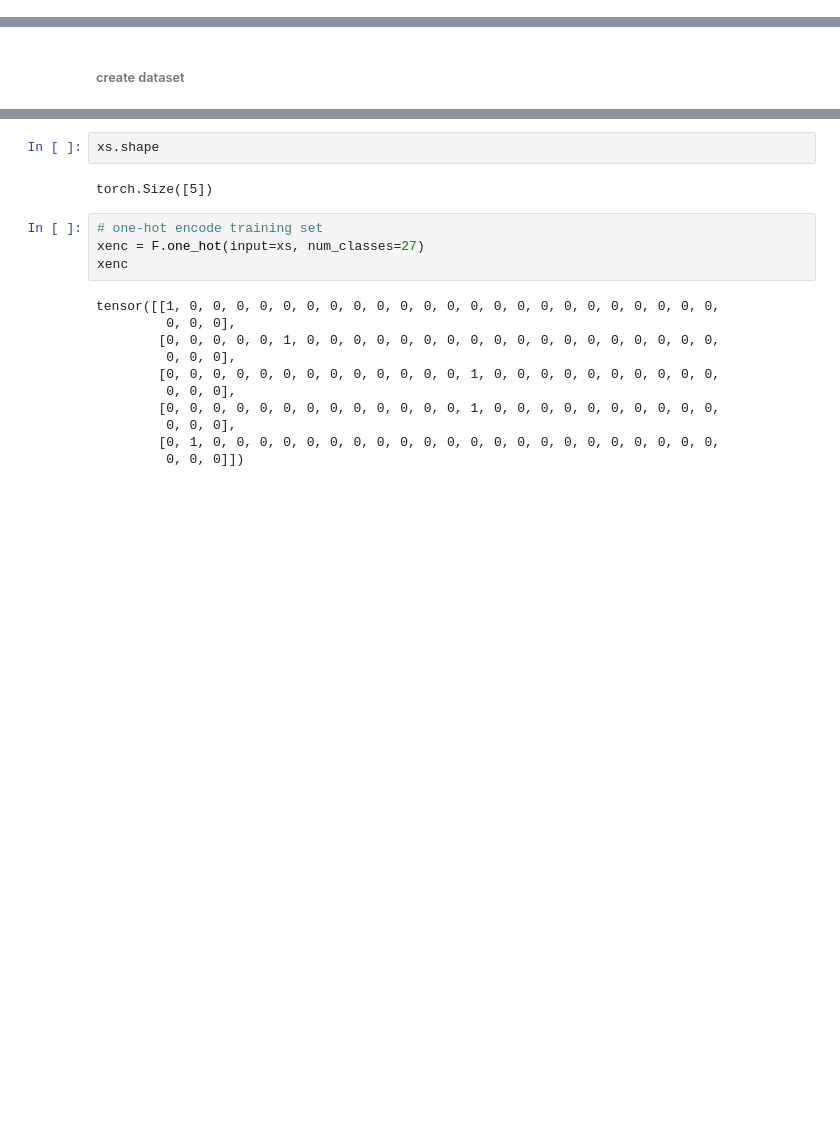
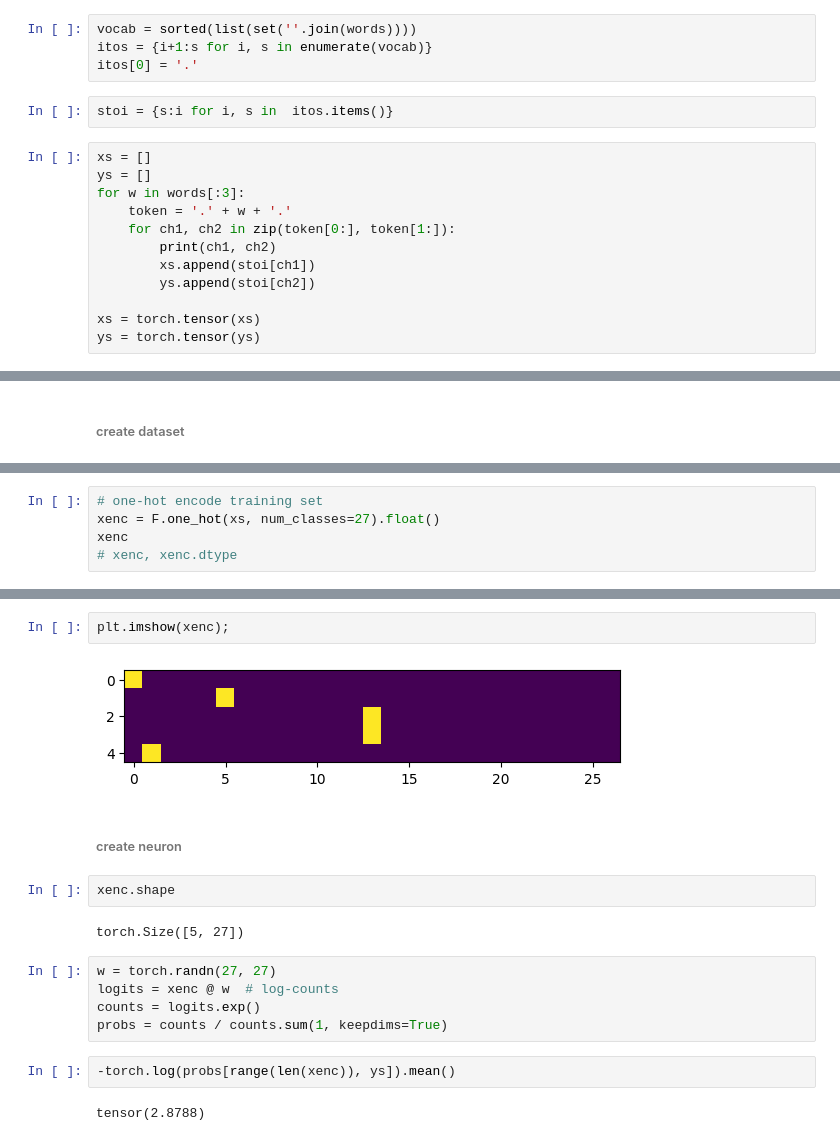
Before and after one commit to ramziourari/basics, a Jupyter notebook: notebooks/building_makemore.ipynb, the cells around one changed output, grey strips where cells are left out. Drawn from its saved outputs; the diff is of its cells as text; blank space fills up the shorter version.

```diff
--- a/notebooks/building_makemore.ipynb
+++ b/notebooks/building_makemore.ipynb
@@ -36,0 +116,18 @@ words[:10:2]
+# %%
+vocab = sorted(list(set(''.join(words))))
+itos = {i+1:s for i, s in enumerate(vocab)}
+itos[0] = '.'
+# %%
+stoi = {s:i for i, s in  itos.items()}
+# %%
+xs = []
+ys = []
+for w in words[:3]:
+    token = '.' + w + '.'
+    for ch1, ch2 in zip(token[0:], token[1:]):
+        print(ch1, ch2)
+        xs.append(stoi[ch1])
+        ys.append(stoi[ch2])
+
+xs = torch.tensor(xs)
+ys = torch.tensor(ys)
@@ -161,0 +270,5 @@ tensor([ 5, 13, 13,  1,  0])
+# %%
+# one-hot encode training set
+xenc = F.one_hot(xs, num_classes=27).float()
+xenc
+# xenc, xenc.dtype
@@ -162,19 +286,19 @@ tensor([ 5, 13, 13,  1,  0])
+# %%
+plt.imshow(xenc);
+# %% [output]
+[figure, added]
+# %% [markdown]
+###### create neuron
 # %%
-xs.shape
+xenc.shape
 # %% [output]
-torch.Size([5])
+torch.Size([5, 27])
-# %%
-# one-hot encode training set
-xenc = F.one_hot(input=xs, num_classes=27)
-xenc
-# %% [output]
-tensor([[1, 0, 0, 0, 0, 0, 0, 0, 0, 0, 0, 0, 0, 0, 0, 0, 0, 0, 0, 0, 0, 0, 0, 0,
-         0, 0, 0],
-        [0, 0, 0, 0, 0, 1, 0, 0, 0, 0, 0, 0, 0, 0, 0, 0, 0, 0, 0, 0, 0, 0, 0, 0,
-         0, 0, 0],
-        [0, 0, 0, 0, 0, 0, 0, 0, 0, 0, 0, 0, 0, 1, 0, 0, 0, 0, 0, 0, 0, 0, 0, 0,
-         0, 0, 0],
-        [0, 0, 0, 0, 0, 0, 0, 0, 0, 0, 0, 0, 0, 1, 0, 0, 0, 0, 0, 0, 0, 0, 0, 0,
-         0, 0, 0],
-        [0, 1, 0, 0, 0, 0, 0, 0, 0, 0, 0, 0, 0, 0, 0, 0, 0, 0, 0, 0, 0, 0, 0, 0,
-         0, 0, 0]])
+# %%
+w = torch.randn(27, 27)
+logits = xenc @ w  # log-counts
+counts = logits.exp()
+probs = counts / counts.sum(1, keepdims=True)
+# %%
+-torch.log(probs[range(len(xenc)), ys]).mean()
+# %% [output]
+tensor(2.8788)
```
Also changed, not shown: parts of 12 cells of this notebook, 1 other file.
